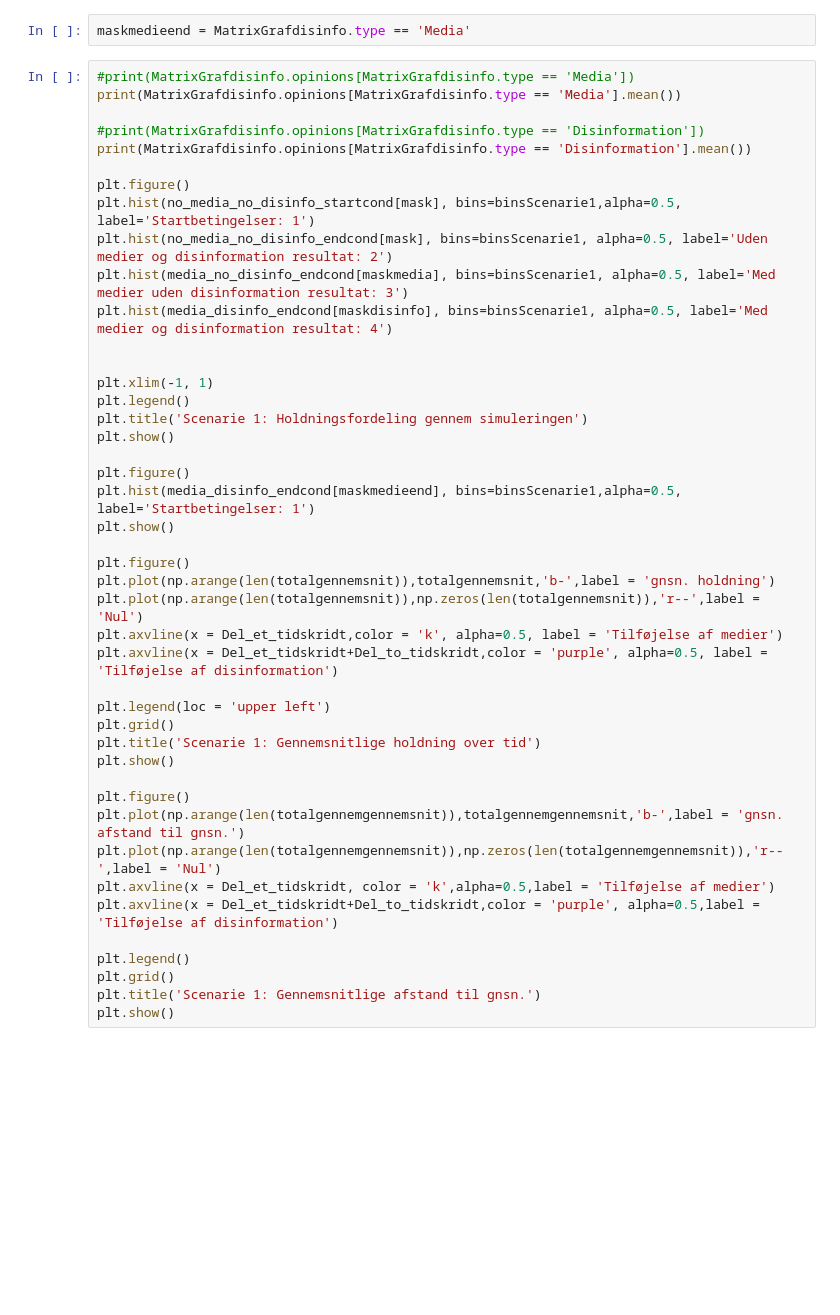
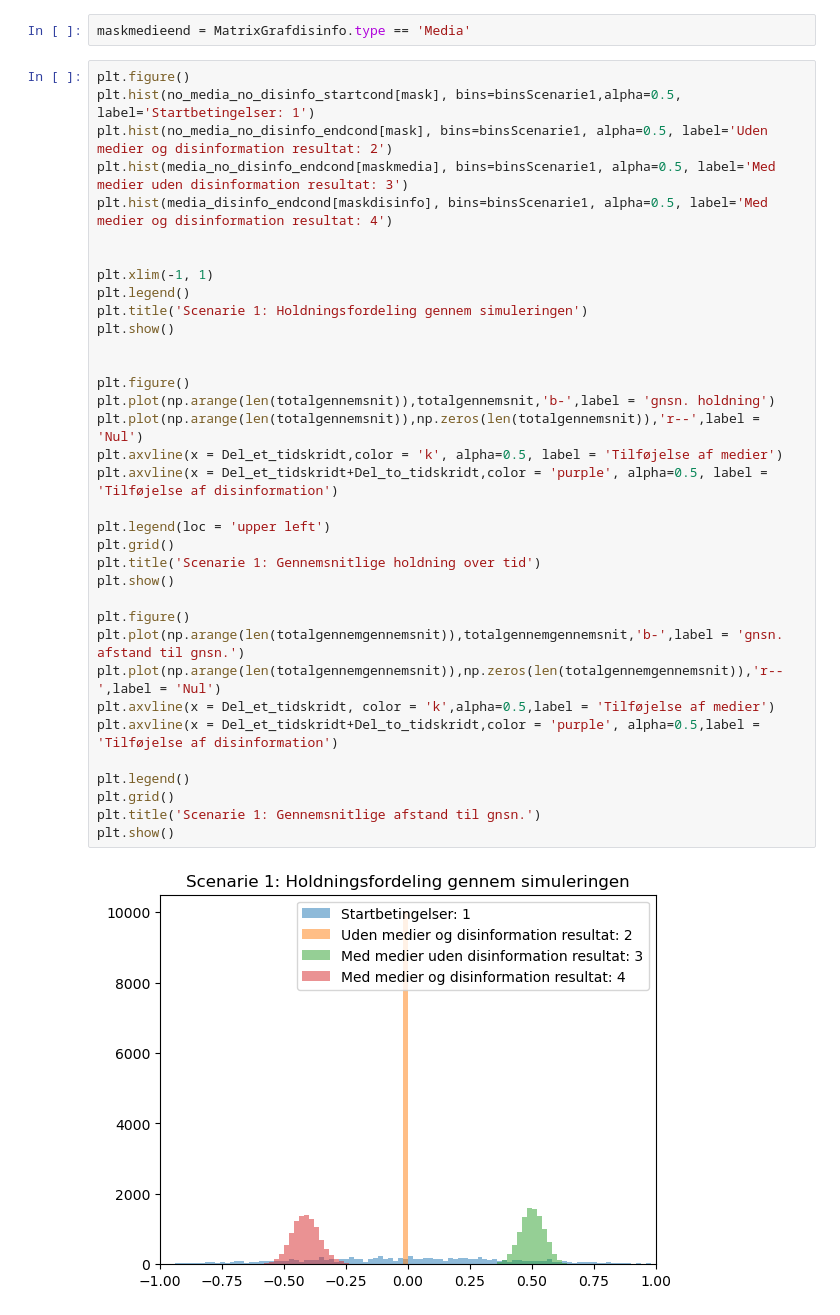
Before and after one commit to Kryptonym/Bachelor---disinformations-p-virkning-af-honldingsfordelingen, a Jupyter notebook: Kode/Matrix_simulering.ipynb, the cells around one changed output. Cells and saved outputs as stored; diff of their text form; blank space fills up the shorter version.

Commit message:
Genskabelse af scenarie 1 og gennemkørsel af alle scenarier

```diff
--- a/Kode/Matrix_simulering.ipynb
+++ b/Kode/Matrix_simulering.ipynb
@@ -88,12 +102,6 @@ binsScenarie1 = np.histogram_bin_edges(np.concatenate([no_media_no_disinfo_start
 # %%
 maskmedieend = MatrixGrafdisinfo.type == 'Media'
 # %%
-#print(MatrixGrafdisinfo.opinions[MatrixGrafdisinfo.type == 'Media'])
-print(MatrixGrafdisinfo.opinions[MatrixGrafdisinfo.type == 'Media'].mean())
-
-#print(MatrixGrafdisinfo.opinions[MatrixGrafdisinfo.type == 'Disinformation'])
-print(MatrixGrafdisinfo.opinions[MatrixGrafdisinfo.type == 'Disinformation'].mean())
-
 plt.figure()
 plt.hist(no_media_no_disinfo_startcond[mask], bins=binsScenarie1,alpha=0.5, label='Startbetingelser: 1')
 plt.hist(no_media_no_disinfo_endcond[mask], bins=binsScenarie1, alpha=0.5, label='Uden medier og disinformation resultat: 2')
@@ -101,33 +109,32 @@ plt.hist(media_no_disinfo_endcond[maskmedia], bins=binsScenarie1, alpha=0.5, lab
 plt.hist(media_disinfo_endcond[maskdisinfo], bins=binsScenarie1, alpha=0.5, label='Med medier og disinformation resultat: 4')
 
 
 plt.xlim(-1, 1)
 plt.legend()
 plt.title('Scenarie 1: Holdningsfordeling gennem simuleringen')
 plt.show()
 
-plt.figure()
-plt.hist(media_disinfo_endcond[maskmedieend], bins=binsScenarie1,alpha=0.5, label='Startbetingelser: 1')
-plt.show()
 
 plt.figure()
 plt.plot(np.arange(len(totalgennemsnit)),totalgennemsnit,'b-',label = 'gnsn. holdning')
 plt.plot(np.arange(len(totalgennemsnit)),np.zeros(len(totalgennemsnit)),'r--',label = 'Nul')
 plt.axvline(x = Del_et_tidskridt,color = 'k', alpha=0.5, label = 'Tilføjelse af medier')
 plt.axvline(x = Del_et_tidskridt+Del_to_tidskridt,color = 'purple', alpha=0.5, label = 'Tilføjelse af disinformation')
 
 plt.legend(loc = 'upper left')
 plt.grid()
 plt.title('Scenarie 1: Gennemsnitlige holdning over tid')
 plt.show()
 
 plt.figure()
 plt.plot(np.arange(len(totalgennemgennemsnit)),totalgennemgennemsnit,'b-',label = 'gnsn. afstand til gnsn.')
 plt.plot(np.arange(len(totalgennemgennemsnit)),np.zeros(len(totalgennemgennemsnit)),'r--',label = 'Nul')
 plt.axvline(x = Del_et_tidskridt, color = 'k',alpha=0.5,label = 'Tilføjelse af medier')
 plt.axvline(x = Del_et_tidskridt+Del_to_tidskridt,color = 'purple', alpha=0.5,label = 'Tilføjelse af disinformation')
 
 plt.legend()
 plt.grid()
 plt.title('Scenarie 1: Gennemsnitlige afstand til gnsn.')
 plt.show()
+# %% [output]
+[figure, added]
```
Also changed, not shown: parts of 9 cells of this notebook, 5 other files.
